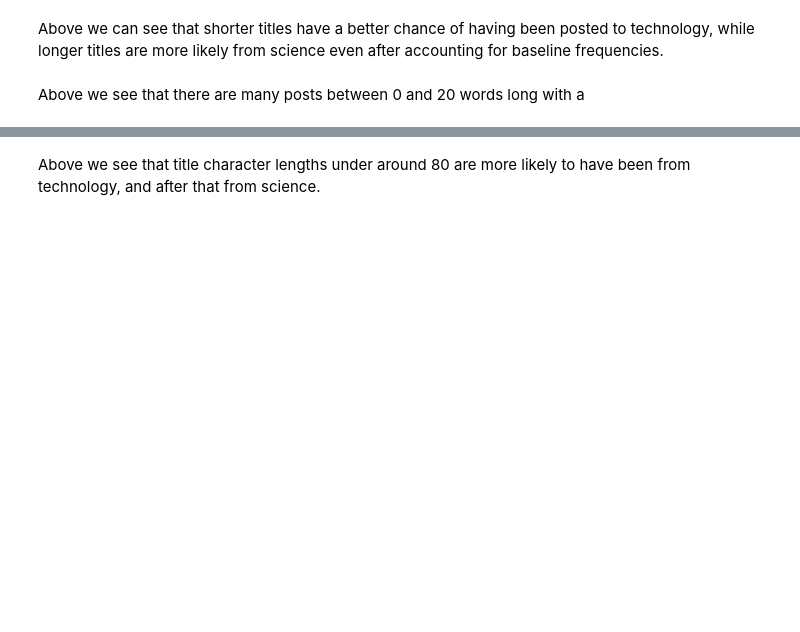
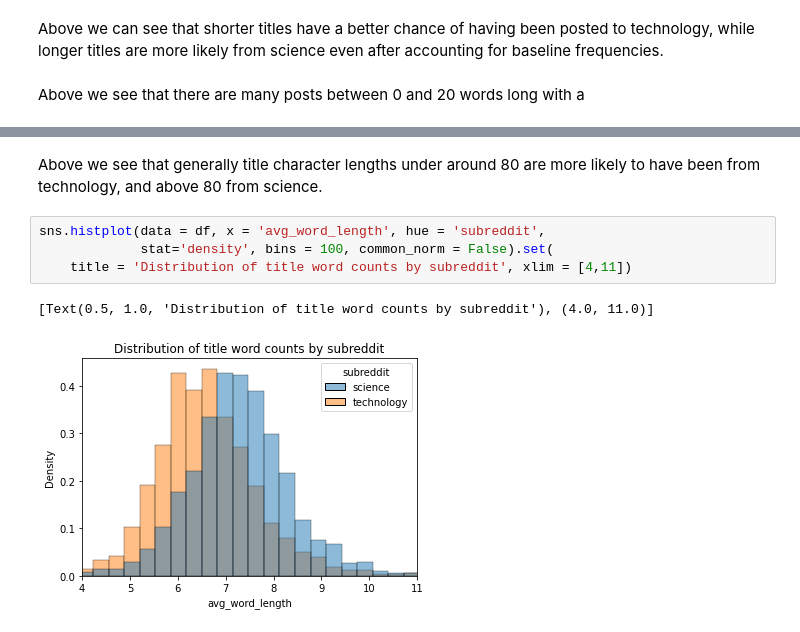
Before and after one commit to wcmohr/RedditClassification, a Jupyter notebook: 2_DataCleaning.ipynb, the cells around one changed output, grey strips where cells are left out. Cells and saved outputs as stored; diff of their text form; blank space fills up the shorter version.

```diff
--- a/2_DataCleaning.ipynb
+++ b/2_DataCleaning.ipynb
@@ -274,2 +204,9 @@ sns.histplot(data = df, x = 'title_length', hue = 'subreddit', stat='density', c
 # %% [markdown]
-Above we see that title character lengths under around 80 are more likely to have been from technology, and after that from science.
+Above we see that generally title character lengths under around 80 are more likely to have been from technology, and above 80 from science.
+# %%
+sns.histplot(data = df, x = 'avg_word_length', hue = 'subreddit',
+             stat='density', bins = 100, common_norm = False).set(
+    title = 'Distribution of title word counts by subreddit', xlim = [4,11])
+# %% [output]
+[Text(0.5, 1.0, 'Distribution of title word counts by subreddit'), (4.0, 11.0)]
+[figure, added]
```
Also changed, not shown: parts of 31 cells of this notebook, 1 other file.
